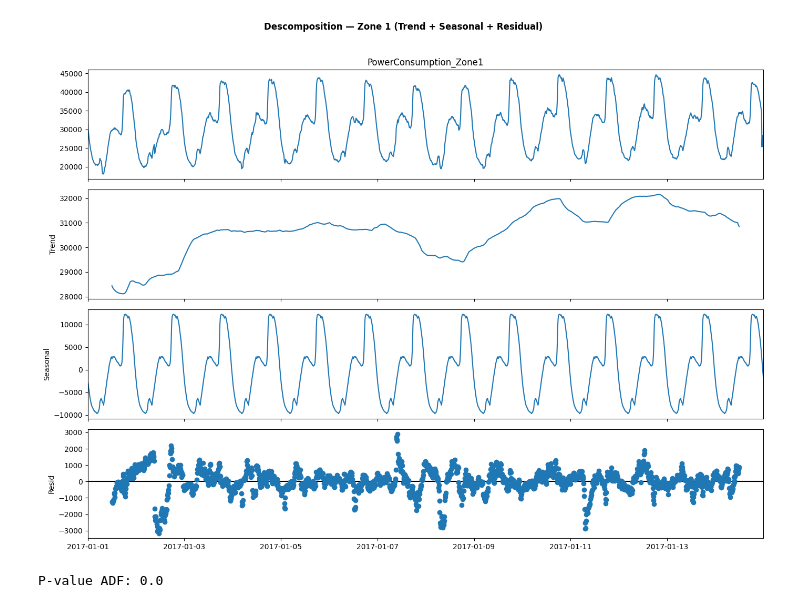
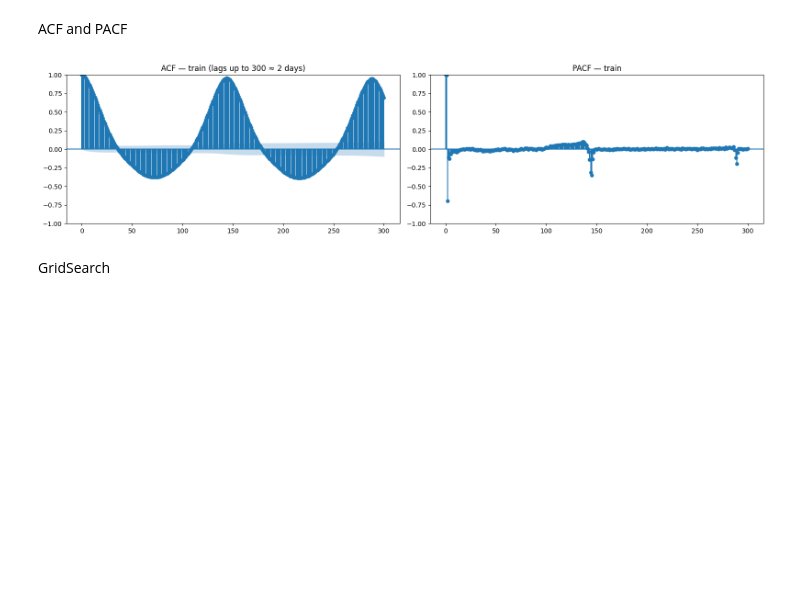
Before and after one commit to GonzaloIgta/Electric-Power-Consumption, a Jupyter notebook: Arima/Arima.ipynb, the cells around one changed output. Cells and saved outputs as stored; diff of their text form; code cells hidden in the pictures; blank space fills up the shorter version.

```diff
--- a/Arima/Arima.ipynb
+++ b/Arima/Arima.ipynb
@@ -37,18 +38,12 @@ Datetime
 # %%
-fig, axes = plt.subplots(3, 1, figsize=(16, 12), sharex=True)
+TESTTIMESTEPS = 1008   #1 week of 10 minutes data
+SEASONAL_M    = 144    #daily cycle in 10 minutes data
 
-zones = ['PowerConsumption_Zone1', 'PowerConsumption_Zone2', 'PowerConsumption_Zone3']
-colors = ['steelblue', 'darkorange', 'seagreen']
-labels = ['Zone 1 (Quads)', 'Zone 2 (Smir)', 'Zone 3 (Boussafou)']
+train = series.iloc[:-TESTTIMESTEPS]
+test  = series.iloc[-TESTTIMESTEPS:]
 
-for ax, zone, color, label in zip(axes, zones, colors, labels):
-    ax.plot(df.index, df[zone], color=color, alpha=0.8, linewidth=0.5)
-    ax.set_ylabel('Consumo (W)', fontsize=11)
-    ax.set_title(label, fontsize=12, fontweight='bold')
-    ax.grid(True, alpha=0.3)
-
-axes[-1].set_xlabel('Fecha', fontsize=11)
-plt.suptitle('Electricity consumption in Tetuán — 2017 (10 min)', fontsize=14, fontweight='bold', y=1.01)
-plt.tight_layout()
-plt.show()
+print(f"Train: {len(train):,} obs  ({len(train)/SEASONAL_M:.0f} days)")
+print(f"Test: {len(test):,} obs  ({len(test)/SEASONAL_M:.0f} days)")
+print(f"Train range: {train.index.min()} → {train.index.max()}")
+print(f"Test range: {test.index.min()}  → {test.index.max()}")
 # %% [output]
@@ -70,18 +66,15 @@ plt.show()
+# %% [markdown]
+ACF and PACF
 # %%
-from statsmodels.tsa.seasonal import seasonal_decompose
-
-decomposition = seasonal_decompose(ts_zone1.iloc[:2016], model='additive', period=144)
-
-fig = decomposition.plot()
-fig.set_size_inches(14, 10)
-plt.suptitle('Descomposition — Zone 1 (Trend + Seasonal + Residual)', y=1.02, fontweight='bold')
+fig, axes = plt.subplots(1, 2, figsize=(16, 4))
+plot_acf( train, lags=300, ax=axes[0])
+plot_pacf(train, lags=300, ax=axes[1], method="ywm")
+axes[0].set_title("ACF — train (lags up to 300 ≈ 2 days)")
+axes[1].set_title("PACF — train")
 plt.tight_layout()
 plt.show()
 # %% [output]
-[figure, old version]
+[figure, new version]
-# %%
-result_adf = adfuller(train)
-print(f'P-value ADF: {result_adf[1]}')
-# %% [output]
-P-value ADF: 0.0
+# %% [markdown]
+GridSearch
 # %%
```
Also changed, not shown: parts of 26 cells of this notebook.
